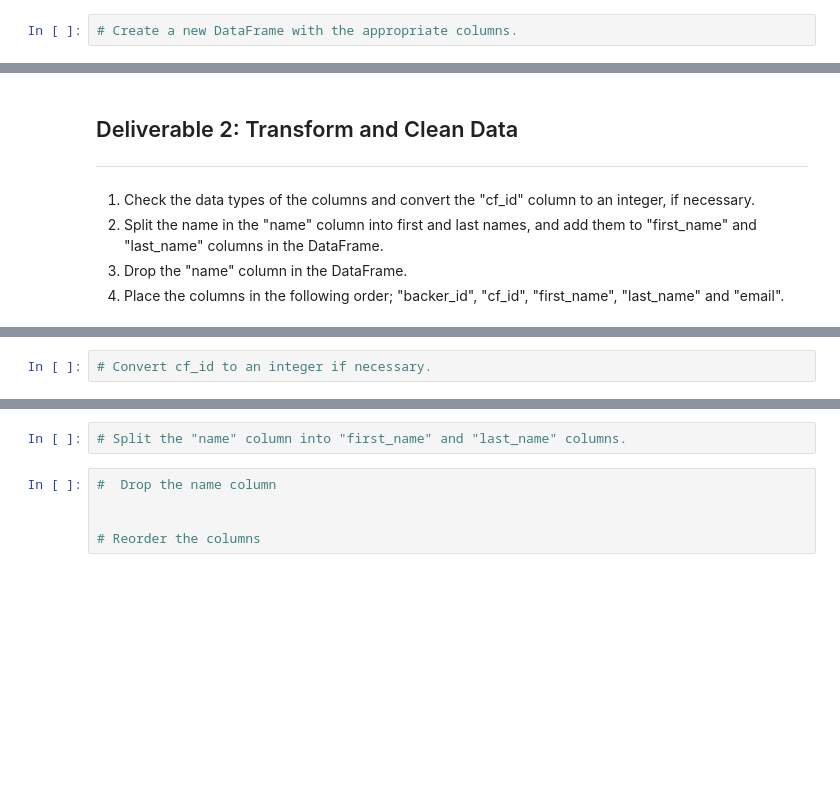
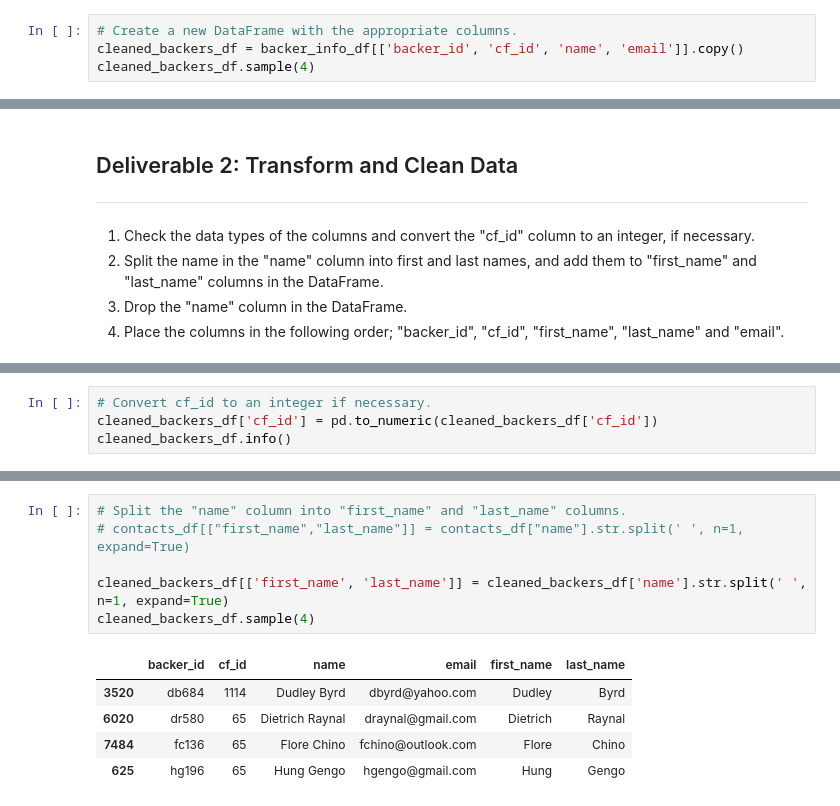
Before and after one commit to jasmith1503/IndependentFunding, a Jupyter notebook: Extract-Transform_final_code.ipynb, the cells around one changed output, grey strips where cells are left out. Cells and saved outputs as stored; diff of their text form; blank space fills up the shorter version.

```diff
--- a/Extract-Transform_final_code.ipynb
+++ b/Extract-Transform_final_code.ipynb
@@ -185,2 +185,4 @@ backer_info_df.sample(4)
 # %%
 # Create a new DataFrame with the appropriate columns.
+cleaned_backers_df = backer_info_df[['backer_id', 'cf_id', 'name', 'email']].copy()
+cleaned_backers_df.sample(4)
@@ -198,2 +221,4 @@ backer_info_df.sample(4)
 # %%
 # Convert cf_id to an integer if necessary.
+cleaned_backers_df['cf_id'] = pd.to_numeric(cleaned_backers_df['cf_id'])
+cleaned_backers_df.info()
@@ -200,7 +237,12 @@ backer_info_df.sample(4)
-# %%
-# Split the "name" column into "first_name" and "last_name" columns.
-# %%
-#  Drop the name column
-
-
-# Reorder the columns
+# %%
+# Split the "name" column into "first_name" and "last_name" columns.
+# contacts_df[["first_name","last_name"]] = contacts_df["name"].str.split(' ', n=1, expand=True)
+
+cleaned_backers_df[['first_name', 'last_name']] = cleaned_backers_df['name'].str.split(' ', n=1, expand=True)
+cleaned_backers_df.sample(4)
+# %% [output]
+|  | backer_id | cf_id | name | email | first_name | last_name |
+| 3520 | db684 | 1114 | Dudley Byrd | dbyrd@yahoo.com | Dudley | Byrd |
+| 6020 | dr580 | 65 | Dietrich Raynal | draynal@gmail.com | Dietrich | Raynal |
+| 7484 | fc136 | 65 | Flore Chino | fchino@outlook.com | Flore | Chino |
+| 625 | hg196 | 65 | Hung Gengo | hgengo@gmail.com | Hung | Gengo |
```
Also changed, not shown: parts of 12 cells of this notebook, 6 other files.
